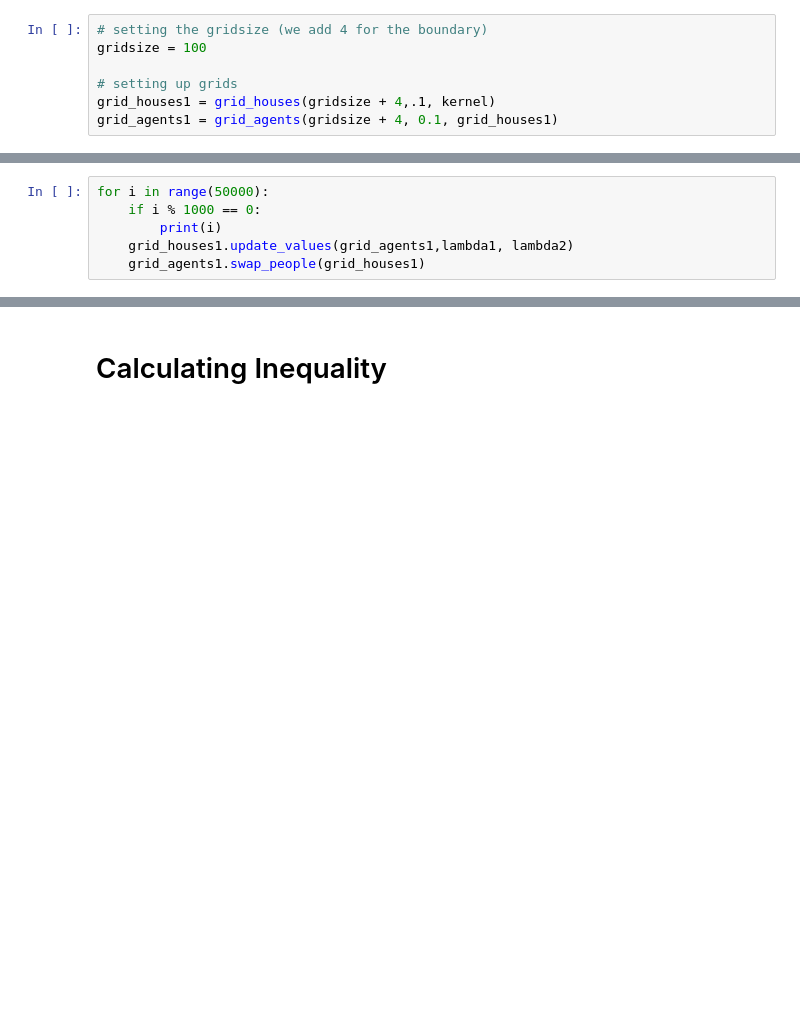
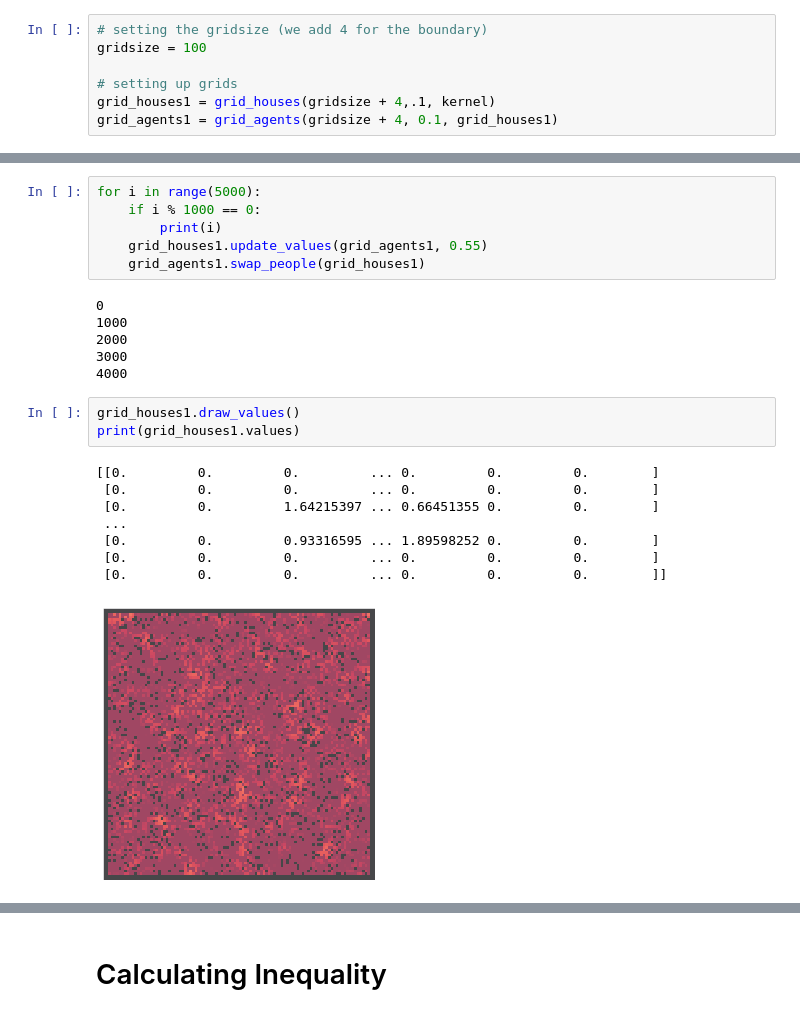
Before and after one commit to Joseph38512/industrial-maths-project-2, a Jupyter notebook: Housing_1-2.ipynb, the cells around one changed output, grey strips where cells are left out. Cells and saved outputs as stored; diff of their text form; blank space fills up the shorter version.

```diff
--- a/Housing_1-2.ipynb
+++ b/Housing_1-2.ipynb
@@ -248,9 +245,3 @@ lambda2 = 0.5
-# %%
-for i in range(50000):
-    if i % 1000 == 0:
-        print(i)
-    grid_houses1.update_values(grid_agents1,lambda1, lambda2)
-    grid_agents1.swap_people(grid_houses1)
 # %%
 # examining the results
 grid_houses1.draw_values()
@@ -257,0 +252,24 @@ grid_agents1.draw_affluences()
+# %%
+for i in range(5000):
+    if i % 1000 == 0:
+        print(i)
+    grid_houses1.update_values(grid_agents1, 0.55)
+    grid_agents1.swap_people(grid_houses1)
+# %% [output]
+0
+1000
+2000
+3000
+4000
+# %%
+grid_houses1.draw_values()
+print(grid_houses1.values)
+# %% [output]
+[[0.         0.         0.         ... 0.         0.         0.        ]
+ [0.         0.         0.         ... 0.         0.         0.        ]
+ [0.         0.         1.64215397 ... 0.66451355 0.         0.        ]
+ ...
+ [0.         0.         0.93316595 ... 1.89598252 0.         0.        ]
+ [0.         0.         0.         ... 0.         0.         0.        ]
+ [0.         0.         0.         ... 0.         0.         0.        ]]
+[figure, added]
```
Also changed, not shown: parts of 14 cells of this notebook.
